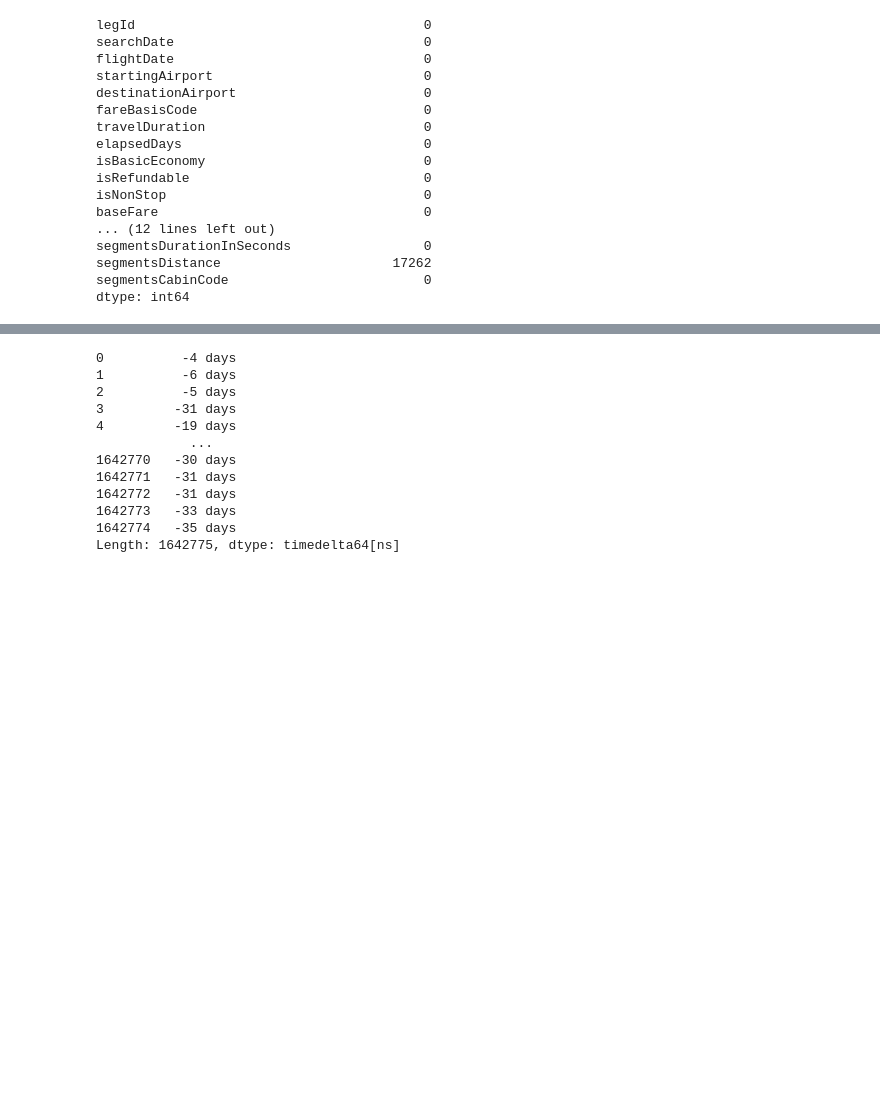
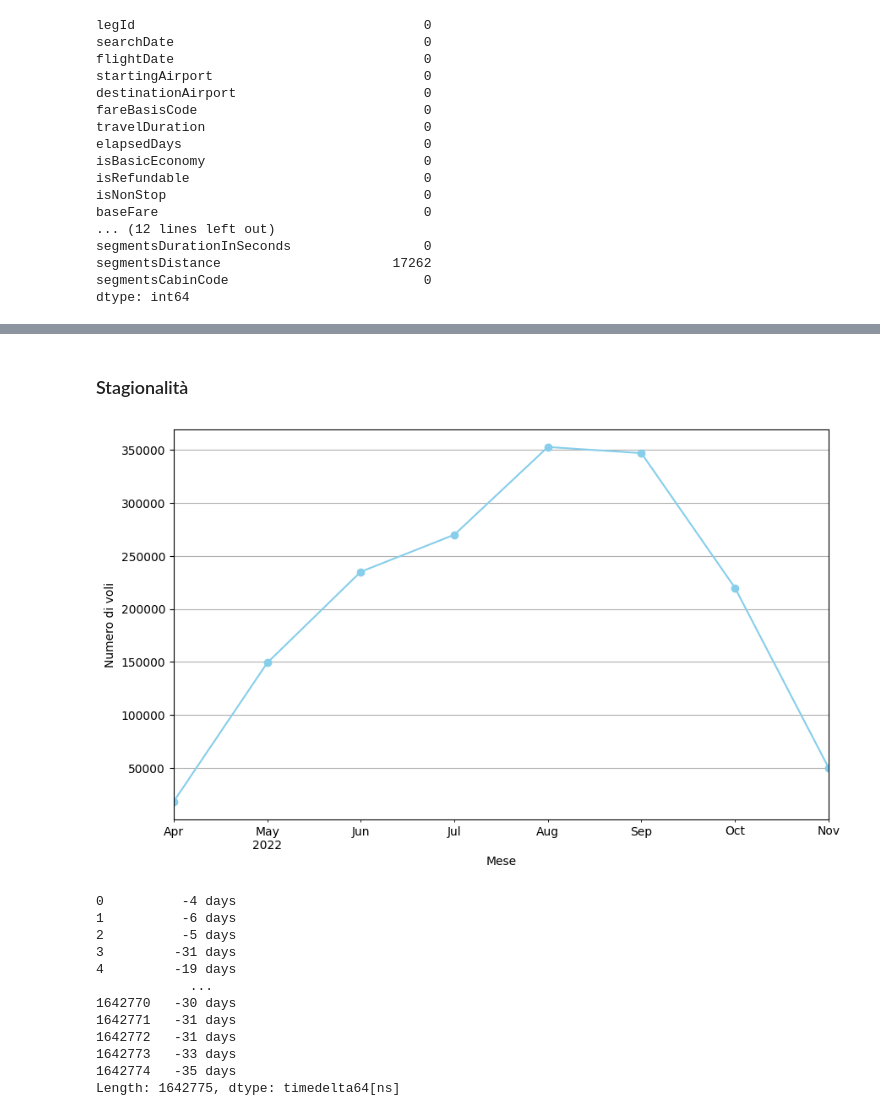
Before and after one commit to GiuliaNardicchia/big-data-project, a Jupyter notebook: src/main/python/understand_dataset/data-exploration.ipynb, the cells around one changed output, grey strips where cells are left out. Cells and saved outputs as stored; diff of their text form; code cells hidden in the pictures; blank space fills up the shorter version.

```diff
--- a/src/main/python/understand_dataset/data-exploration.ipynb
+++ b/src/main/python/understand_dataset/data-exploration.ipynb
@@ -202,3 +316,17 @@ array([[<Axes: title={'center': 'elapsedDays'}>,
+# %% [markdown]
+### Stagionalità
+# %%
+data['month'] = data['flightDate'].dt.to_period('M')
+monthly_flights = data.groupby('month').size()
+
+plt.figure(figsize=(10, 6))
+monthly_flights.plot(kind='line', marker='o', color='skyblue')
+plt.xlabel('Mese')
+plt.ylabel('Numero di voli')
+plt.grid()
+plt.show()
+# %% [output]
+[figure, added]
 # %%
 data["searchDate"] - data["flightDate"]
 # %% [output]
```
Also changed, not shown: parts of 23 cells of this notebook.
